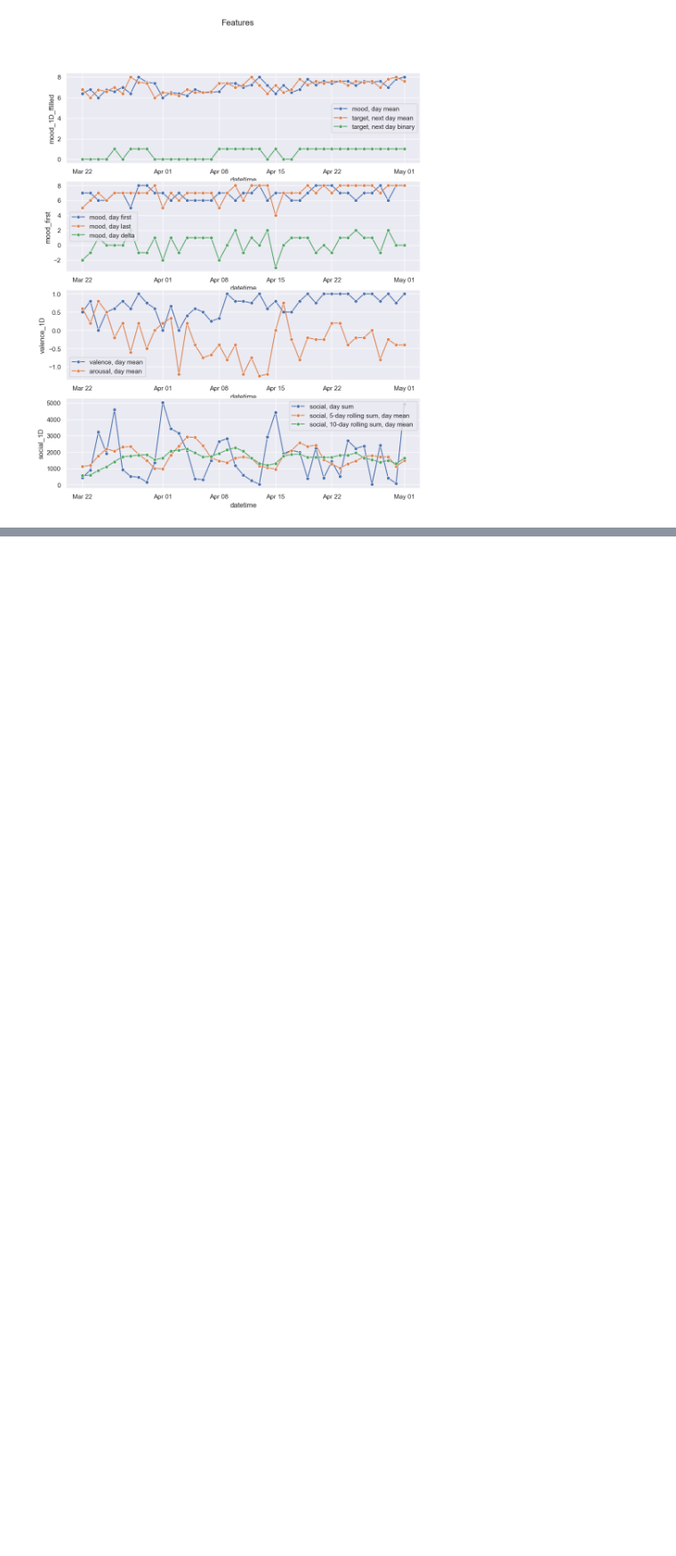
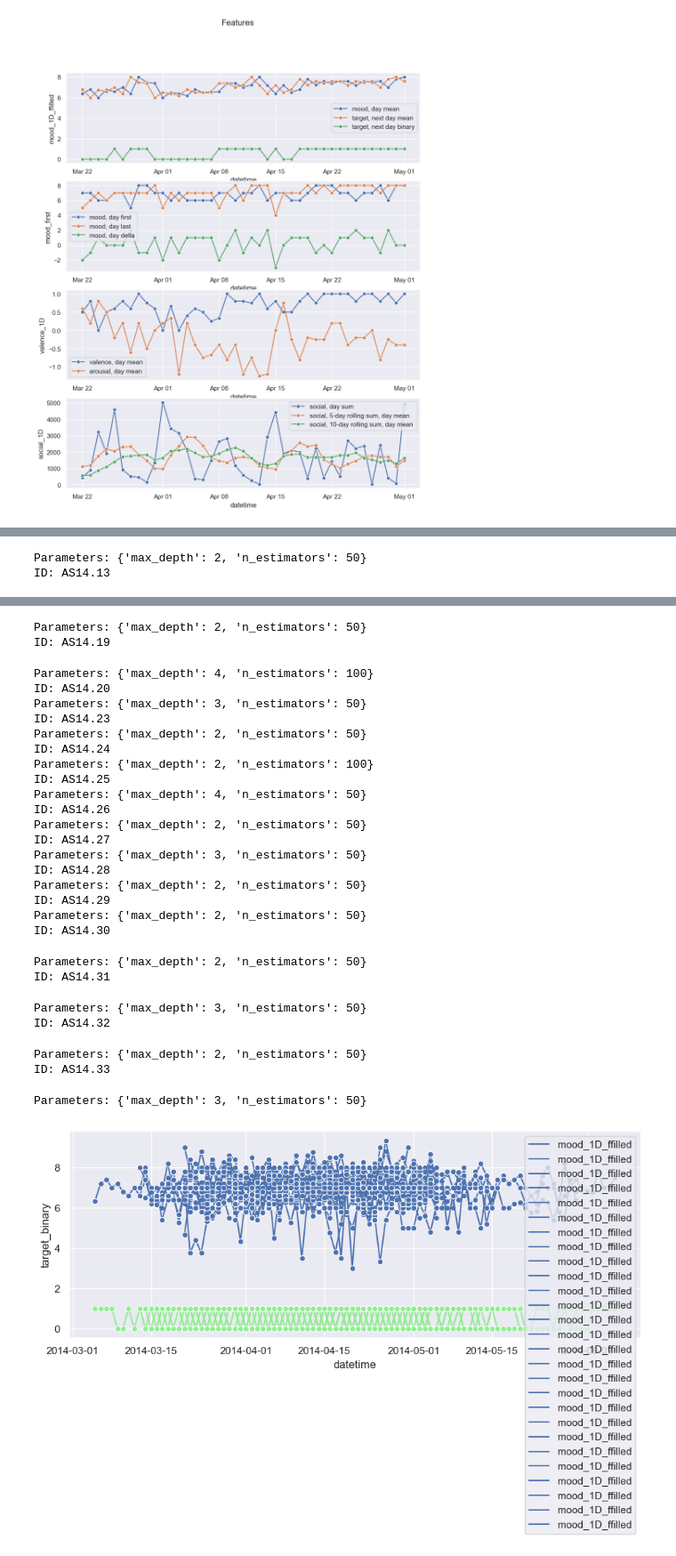
Before and after one commit to LaToyaVanderB/DataMiningTechniquesAssignments, a Jupyter notebook: assignment1/features.ipynb, the cells around one changed output, grey strips where cells are left out. Shown at 89% size. Drawn from its saved outputs; the diff is of its cells as text; code cells hidden in the pictures; blank space fills up the shorter version.

```diff
--- a/assignment1/features.ipynb
+++ b/assignment1/features.ipynb
@@ -577,0 +412,50 @@ Cross validation scores for AS14.33:
+# %%
+algo = 'random_forest_1'
+selected_features = ['mood_1D_ffilled']
+
+to_store = []
+for id in ids:
+#     print(f"############################################################################################")
+    print(f"ID: {id}")
+
+    [start, end] = longest_continuous_stretch(features[id]['mood_1D_ffilled'])
+    x = features.iloc[start:end-longest_allowed_gap+1][id][selected_features]
+
+    # align y target to resulting x series
+    y = features[id]['target_binary']
+    # y = features[id]['target']
+    y = y.reindex_like(x)
+
+    sns.lineplot(x, marker='o')
+    sns.lineplot(y, marker='o', color='lightgreen')
+
+    # Preprocess labels
+    le = LabelEncoder()
+    le.fit(y)
+    y = le.transform(y)
+
+    # Grid search parameters
+    params_to_test = {
+#         'n_estimators':[50,100,150,200,250],
+        'n_estimators':[50,100],
+        'max_depth':[2, 3, 4]
+    }
+
+    # Random Forest classifier grid search to find best parameters
+    clf = RandomForestClassifier(random_state=42)
+    grid_search = GridSearchCV(clf, param_grid=params_to_test, cv=5, scoring='accuracy', n_jobs=4)
+    grid_search.fit(x, y)
+    best_params = grid_search.best_params_
+    print(f"Parameters: {best_params}")
+
+    # Train and cross validate using best parameters obtained from grid search
+    clf = RandomForestClassifier(random_state=42, **best_params)
+    scores = cross_val_score(clf, x, y, cv=5)
+#     print(f"Cross validation scores:")
+#     print(f"{scores}")
+#     print(f"{scores.mean():0.2f} accuracy with a standard deviation of {scores.std():0.2f}\n")
+
+    to_store.append({'algo': algo, 'id': id, 'mean': scores.mean(), 'std': scores.std(), 'features': selected_features})
+
+results = pd.DataFrame(to_store)
+# %% [output]
@@ -577,0 +479,2 @@ Cross validation scores for AS14.33:
+Parameters: {'max_depth': 2, 'n_estimators': 50}
+ID: AS14.13
@@ -577,0 +489,28 @@ Cross validation scores for AS14.33:
+Parameters: {'max_depth': 2, 'n_estimators': 50}
+ID: AS14.19
+Parameters: {'max_depth': 4, 'n_estimators': 100}
+ID: AS14.20
+Parameters: {'max_depth': 3, 'n_estimators': 50}
+ID: AS14.23
+Parameters: {'max_depth': 2, 'n_estimators': 50}
+ID: AS14.24
+Parameters: {'max_depth': 2, 'n_estimators': 100}
+ID: AS14.25
+Parameters: {'max_depth': 4, 'n_estimators': 50}
+ID: AS14.26
+Parameters: {'max_depth': 2, 'n_estimators': 50}
+ID: AS14.27
+Parameters: {'max_depth': 3, 'n_estimators': 50}
+ID: AS14.28
+Parameters: {'max_depth': 2, 'n_estimators': 50}
+ID: AS14.29
+Parameters: {'max_depth': 2, 'n_estimators': 50}
+ID: AS14.30
+Parameters: {'max_depth': 2, 'n_estimators': 50}
+ID: AS14.31
+Parameters: {'max_depth': 3, 'n_estimators': 50}
+ID: AS14.32
+Parameters: {'max_depth': 2, 'n_estimators': 50}
+ID: AS14.33
+Parameters: {'max_depth': 3, 'n_estimators': 50}
+[figure, added]
```
Also changed, not shown: parts of 39 cells of this notebook.
